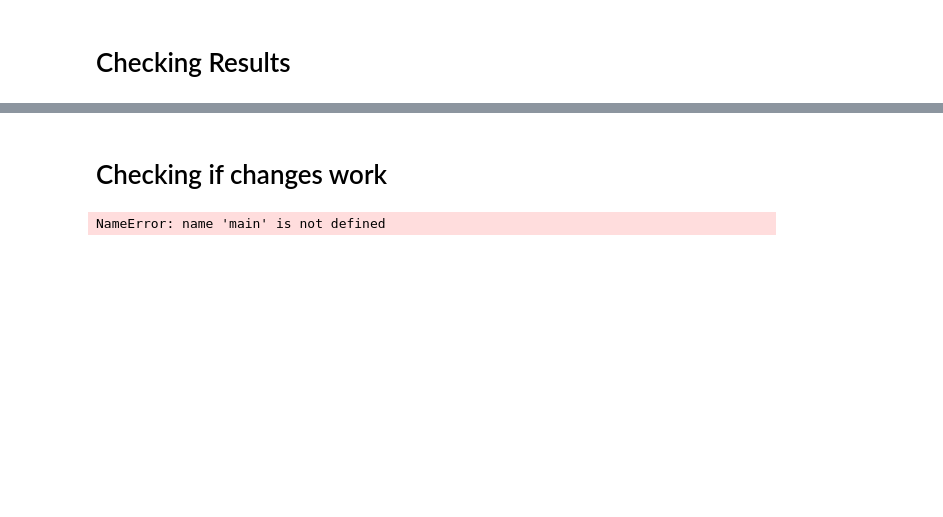
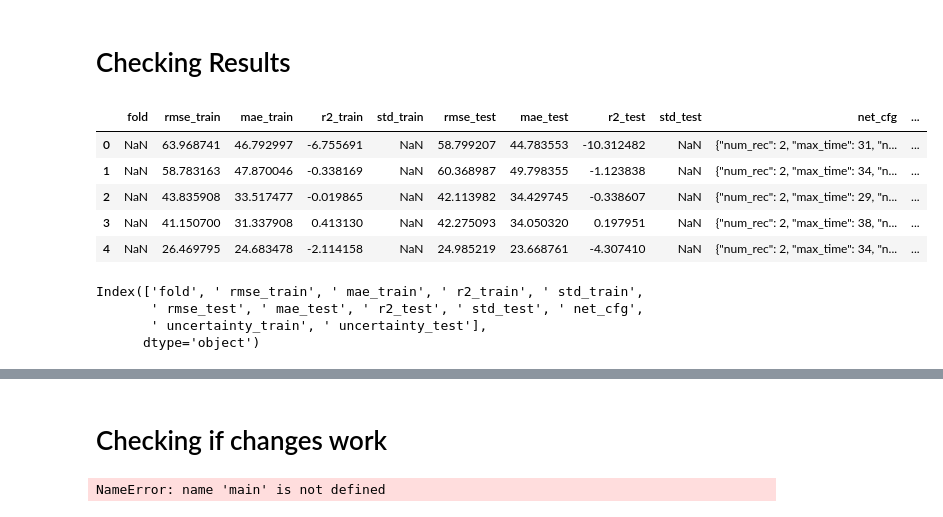
Before and after one commit to MariosKef/RULe, a Jupyter notebook: tests.ipynb, the cells around one changed output, grey strips where cells are left out. Saved outputs shown, nothing was run; the diff lists cells and outputs as text; code cells hidden in the pictures; blank space fills up the shorter version.

```diff
--- a/tests.ipynb
+++ b/tests.ipynb
@@ -10,2 +10,16 @@ configs = pd.read_csv('./results_no_cv_HO_29_10')
 # %%
-configs
+configs.head()
+# %% [output]
+|  | fold | rmse_train | mae_train | r2_train | std_train | rmse_test | mae_test | r2_test | std_test | net_cfg | ... |
+| 0 | NaN | 63.968741 | 46.792997 | -6.755691 | NaN | 58.799207 | 44.783553 | -10.312482 | NaN | {"num_rec": 2, "max_time": 31, "n... | ... |
+| 1 | NaN | 58.783163 | 47.870046 | -0.338169 | NaN | 60.368987 | 49.798355 | -1.123838 | NaN | {"num_rec": 2, "max_time": 34, "n... | ... |
+| 2 | NaN | 43.835908 | 33.517477 | -0.019865 | NaN | 42.113982 | 34.429745 | -0.338607 | NaN | {"num_rec": 2, "max_time": 29, "n... | ... |
+| 3 | NaN | 41.150700 | 31.337908 | 0.413130 | NaN | 42.275093 | 34.050320 | 0.197951 | NaN | {"num_rec": 2, "max_time": 38, "n... | ... |
+| 4 | NaN | 26.469795 | 24.683478 | -2.114158 | NaN | 24.985219 | 23.668761 | -4.307410 | NaN | {"num_rec": 2, "max_time": 34, "n... | ... |
+# %%
+configs.columns
+# %% [output]
+Index(['fold', ' rmse_train', ' mae_train', ' r2_train', ' std_train',
+       ' rmse_test', ' mae_test', ' r2_test', ' std_test', ' net_cfg',
+       ' uncertainty_train', ' uncertainty_test'],
+      dtype='object')
```
Also changed, not shown: parts of 55 cells of this notebook, 5 other files.
